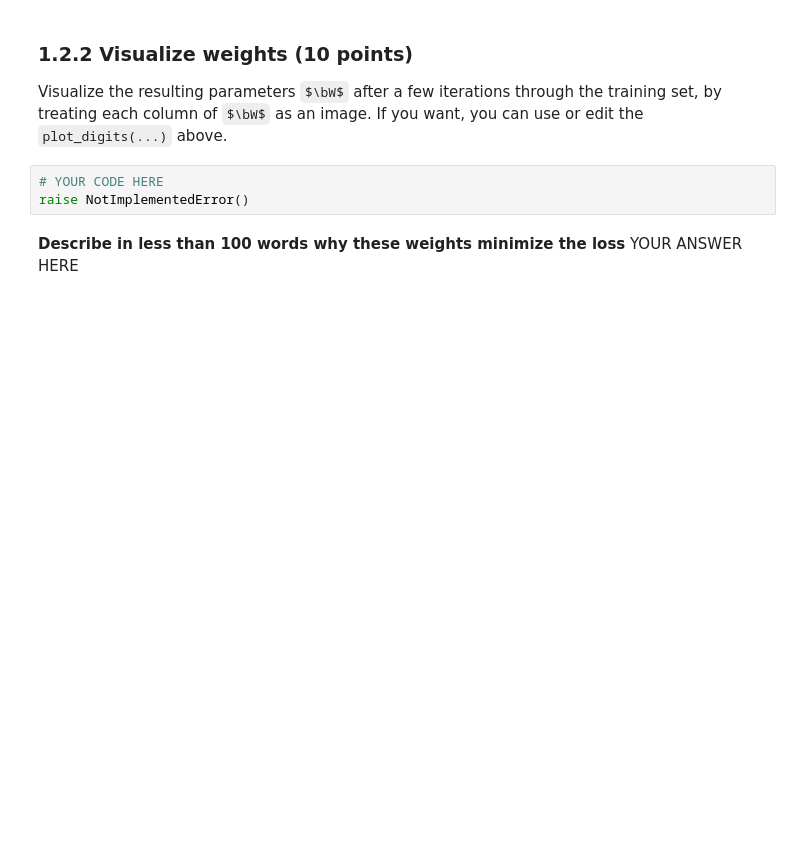
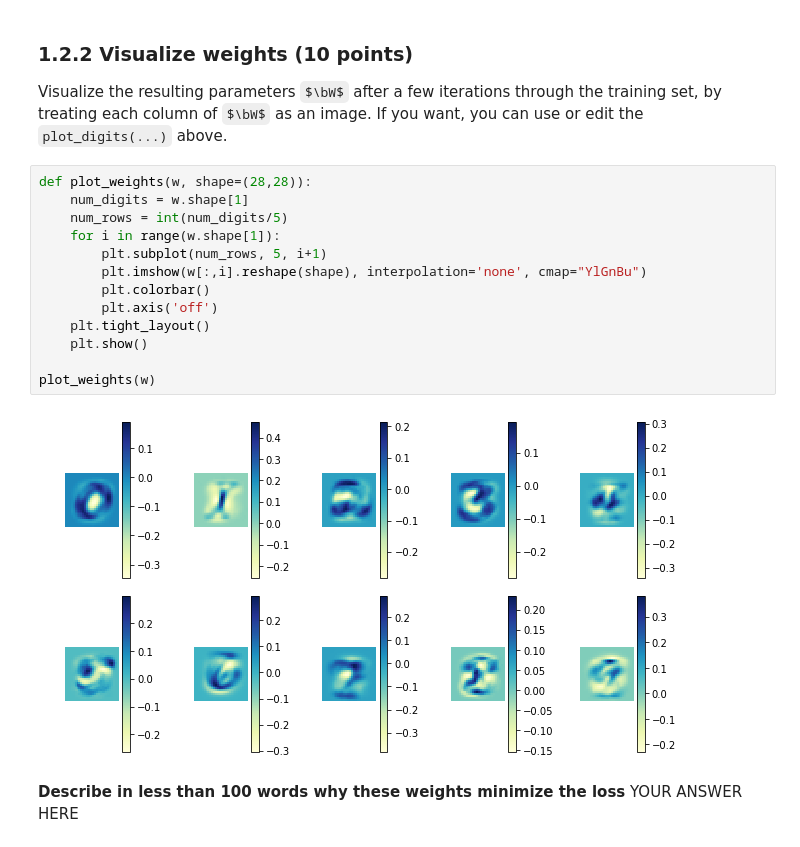
Before and after one commit to ML77777/ML1-18, a Jupyter notebook: Bobbie/lab2.ipynb, the cells around one changed output. Cells and saved outputs as stored; diff of their text form; some formulas as TeX source; blank space fills up the shorter version.

```diff
--- a/Bobbie/lab2.ipynb
+++ b/Bobbie/lab2.ipynb
@@ -494,9 +522,21 @@ w,b = test_sgd(x_train, t_train, x_valid, t_valid, w, b)
 # %% [markdown]
 ### 1.2.2 Visualize weights (10 points)
 Visualize the resulting parameters $\bW$ after a few iterations through the training set, by treating each column of $\bW$ as an image. If you want, you can use or edit the `plot_digits(...)` above.
-# %%
-# YOUR CODE HERE
-raise NotImplementedError()
+# %%
+def plot_weights(w, shape=(28,28)):
+    num_digits = w.shape[1]
+    num_rows = int(num_digits/5)
+    for i in range(w.shape[1]):
+        plt.subplot(num_rows, 5, i+1)
+        plt.imshow(w[:,i].reshape(shape), interpolation='none', cmap="YlGnBu")
+        plt.colorbar()
+        plt.axis('off')
+    plt.tight_layout()
+    plt.show()
+
+plot_weights(w)
+# %% [output]
+[figure, added]
 # %% [markdown]
 **Describe in less than 100 words why these weights minimize the loss**
 YOUR ANSWER HERE
```
Also changed, not shown: parts of 11 cells of this notebook.
